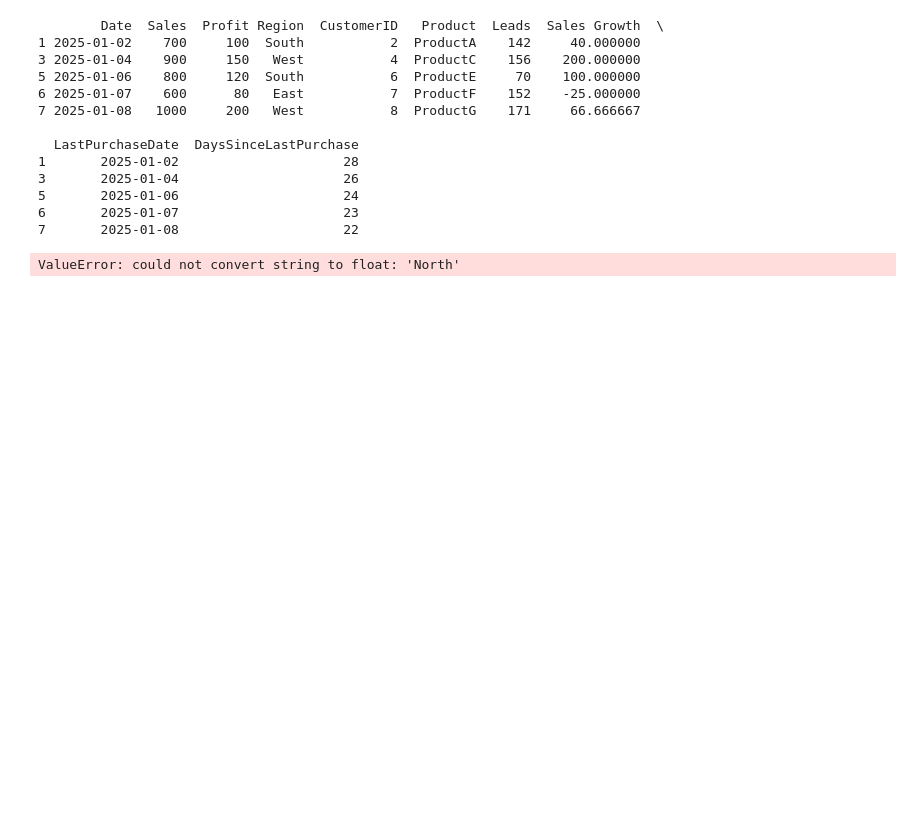
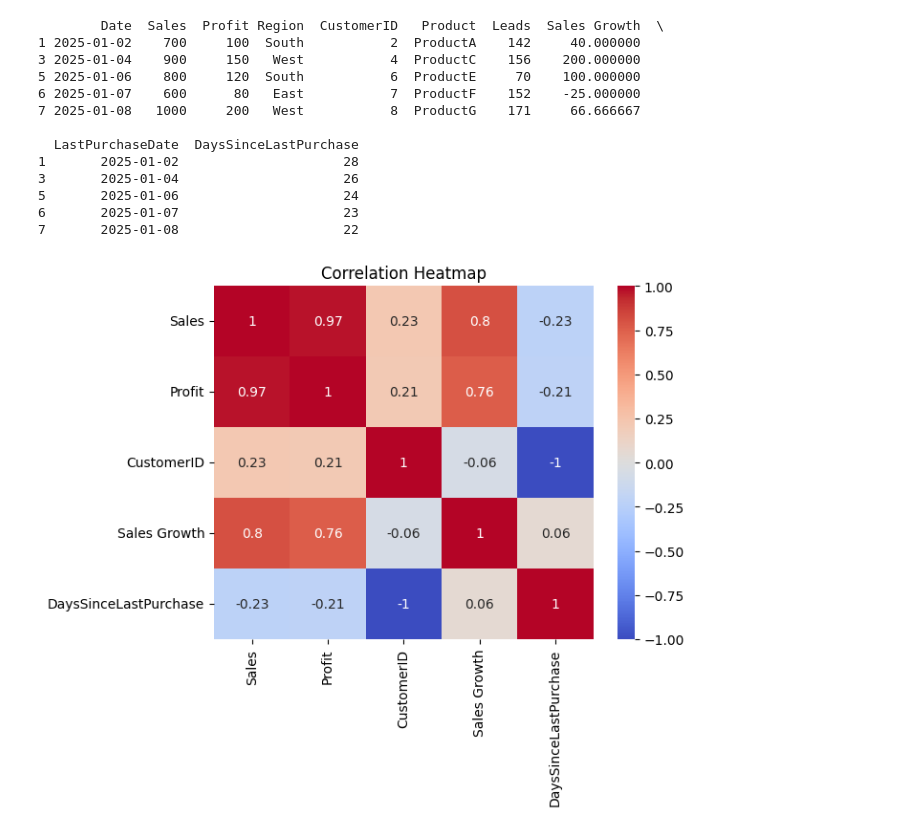
Before and after one commit to francisganapin/Practice_DataScience, a Jupyter notebook: day29/sales.ipynb, the cells around one changed output. Drawn from its saved outputs; the diff is of its cells as text; code cells hidden in the pictures; blank space fills up the shorter version.

```diff
--- a/day29/sales.ipynb
+++ b/day29/sales.ipynb
@@ -298,12 +296,9 @@ sns.heatmap()
 # %%
-import seaborn as sns
 
-
-correlation = data.corr()
 
 
 sns.heatmap(correlation,annot=True,cmap='coolwarm')
 plt.title('Correlation Heatmap')
 plt.show()
 # %% [output]
-ValueError: could not convert string to float: 'North'
+[figure, added]
```
Also changed, not shown: parts of 1 cell of this notebook, 8 other files.
